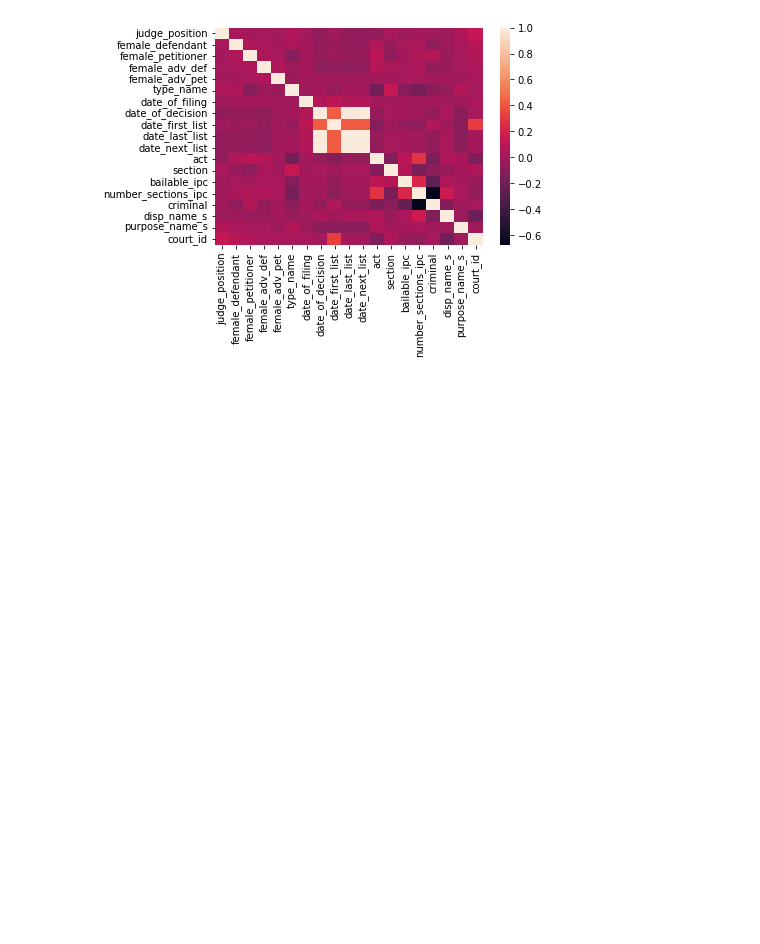
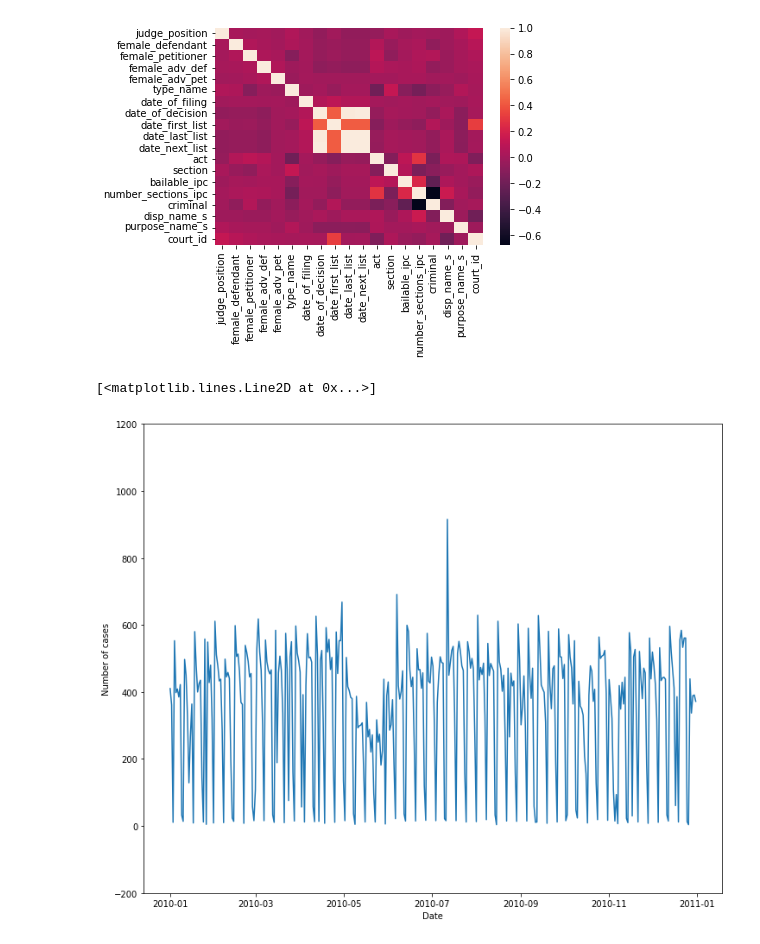
Before and after one commit to WilliamHackspeare/Legal_Data_Analysis, a Jupyter notebook: Legal_Data.ipynb, the cells around one changed output. Drawn from its saved outputs; the diff is of its cells as text; code cells hidden in the pictures; blank space fills up the shorter version.

```diff
--- a/Legal_Data.ipynb
+++ b/Legal_Data.ipynb
@@ -284,3 +284,18 @@ sns.heatmap(cases_2010_v2.corr())
 # %% [output]
 <matplotlib.axes._subplots.AxesSubplot at 0x...>
 [figure]
+# %%
+import matplotlib.pyplot as plt
+
+
+plt.figure(figsize=(12, 10))
+
+
+plt.xlabel("Date")
+plt.ylabel("Number of cases")
+date_data = pd.DataFrame(cases_2010['date_of_filing'].value_counts()).sort_index()
+plt.ylim([-200, 1200])
+plt.plot(date_data)
+# %% [output]
+[<matplotlib.lines.Line2D at 0x...>]
+[figure, added]
```
